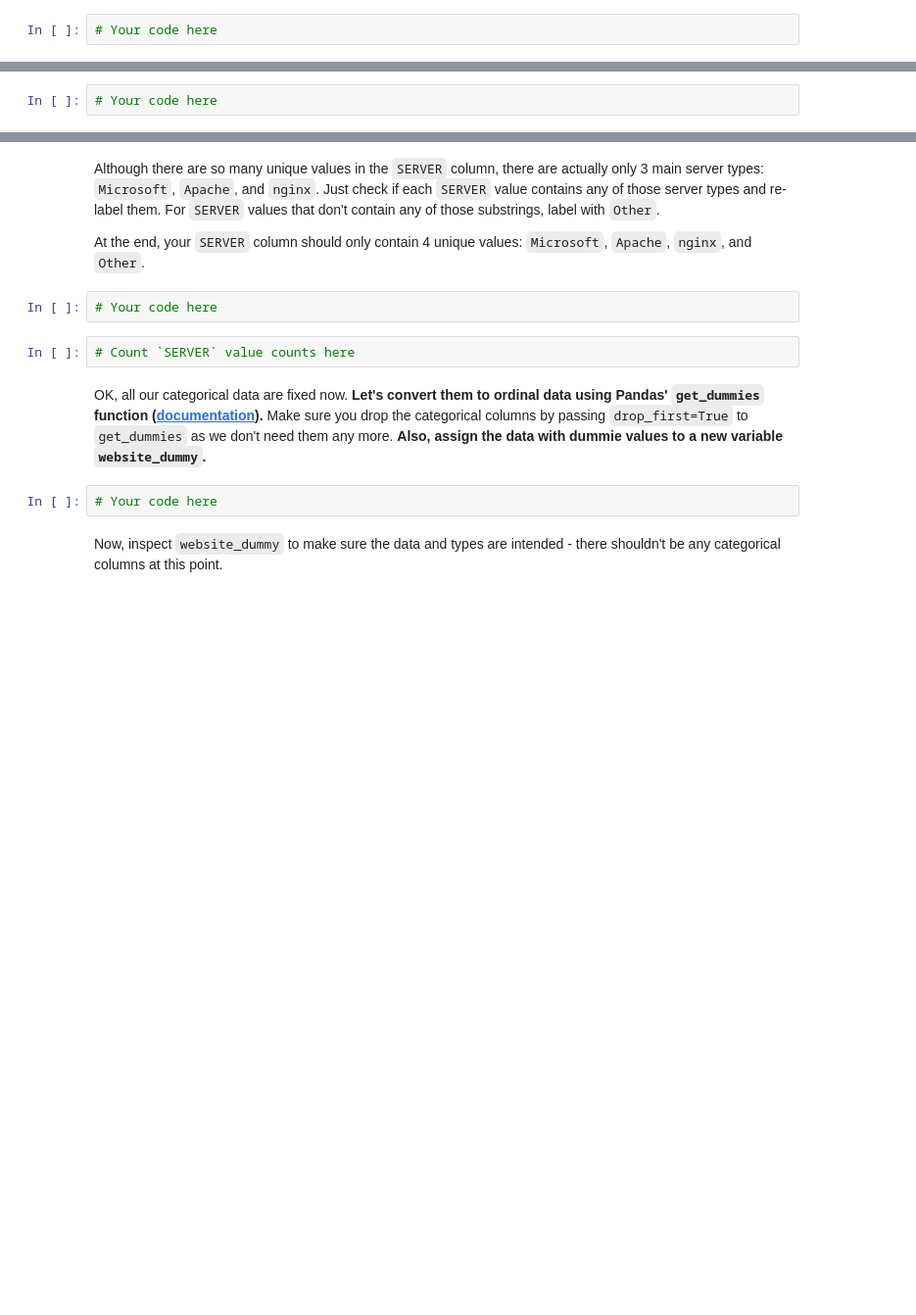
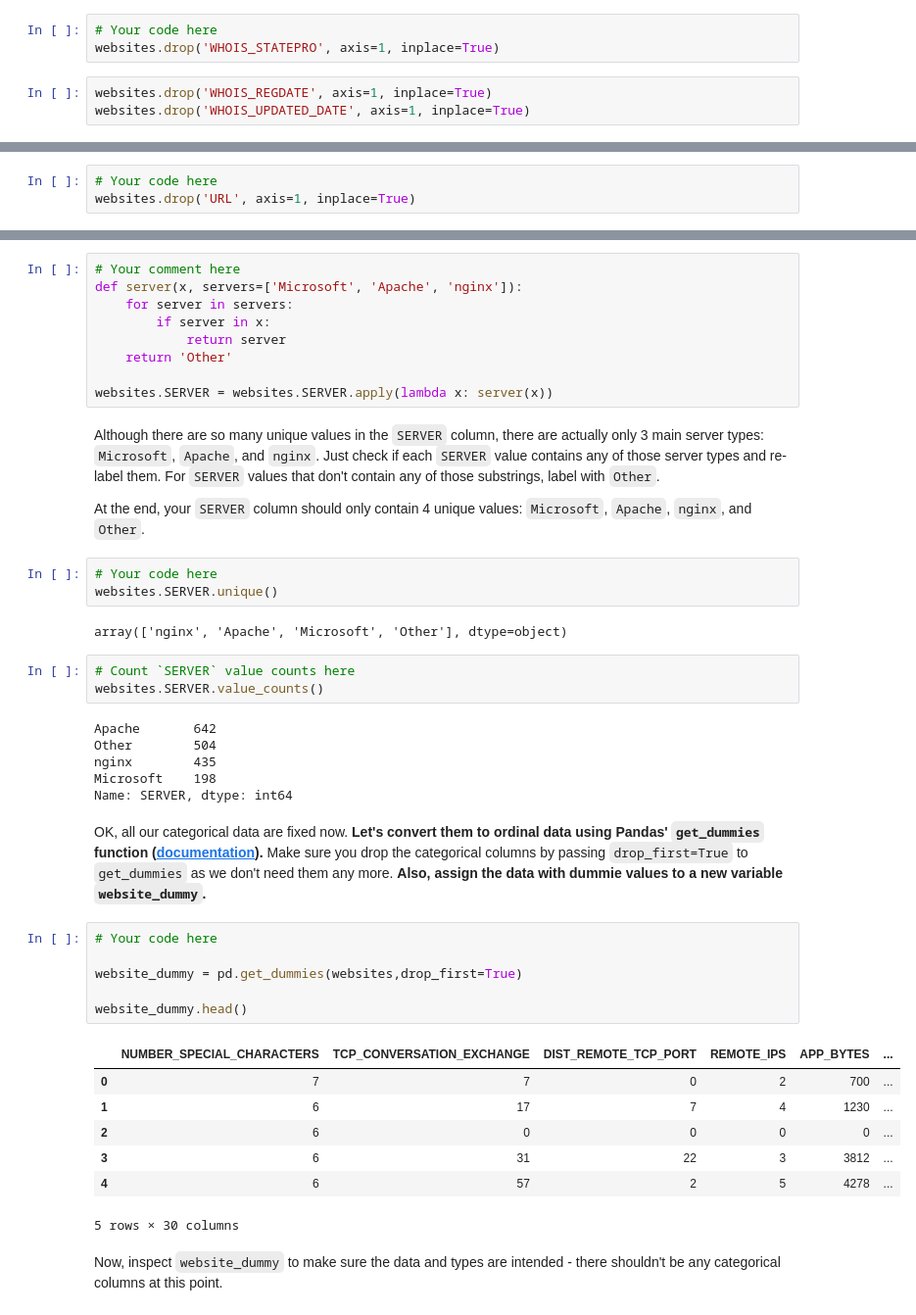
Before and after one commit to LauraRepullo/datamad0119, a Jupyter notebook: module-3/lab-supervised-learning/your-code/main.ipynb, the cells around one changed output, grey strips where cells are left out. Shown at 98% size. Saved outputs shown, nothing was run; the diff lists cells and outputs as text; blank space fills up the shorter version.

```diff
--- a/module-3/lab-supervised-learning/your-code/main.ipynb
+++ b/module-3/lab-supervised-learning/your-code/main.ipynb
@@ -251,6 +290,10 @@ In addition, we will also drop `WHOIS_REGDATE` and `WHOIS_UPDATED_DATE`. These a
 #### In the next cell, drop `['WHOIS_STATEPRO', 'WHOIS_REGDATE', 'WHOIS_UPDATED_DATE']`.
 # %%
 # Your code here
+websites.drop('WHOIS_STATEPRO', axis=1, inplace=True)
+# %%
+websites.drop('WHOIS_REGDATE', axis=1, inplace=True)
+websites.drop('WHOIS_UPDATED_DATE', axis=1, inplace=True)
 # %% [markdown]
 # Challenge 5 - Handle Remaining Categorical Data & Convert to Ordinal
 
@@ -261,6 +321,7 @@ Now print the `dtypes` of the data again. Besides `WHOIS_COUNTRY` which we alrea
 #### `URL` is easy. We'll simply drop it because it has too many unique values that there's no way for us to consolidate.
 # %%
 # Your code here
+websites.drop('URL', axis=1, inplace=True)
 # %% [markdown]
 #### Print the unique value counts of `CHARSET`. You see there are only a few unique values. So we can keep it as it is.
 # %%
@@ -278,15 +360,46 @@ Now print the `dtypes` of the data again. Besides `WHOIS_COUNTRY` which we alrea
+# %%
+# Your comment here
+def server(x, servers=['Microsoft', 'Apache', 'nginx']):
+    for server in servers:
+        if server in x:
+            return server
+    return 'Other'
+
+websites.SERVER = websites.SERVER.apply(lambda x: server(x))
 # %% [markdown]
 Although there are so many unique values in the `SERVER` column, there are actually only 3 main server types: `Microsoft`, `Apache`, and `nginx`. Just check if each `SERVER` value contains any of those server types and re-label them. For `SERVER` values that don't contain any of those substrings, label with `Other`.
 
 At the end, your `SERVER` column should only contain 4 unique values: `Microsoft`, `Apache`, `nginx`, and `Other`.
 # %%
 # Your code here
+websites.SERVER.unique()
+# %% [output]
+array(['nginx', 'Apache', 'Microsoft', 'Other'], dtype=object)
 # %%
 # Count `SERVER` value counts here
+websites.SERVER.value_counts()
+# %% [output]
+Apache       642
+Other        504
+nginx        435
+Microsoft    198
+Name: SERVER, dtype: int64
 # %% [markdown]
 OK, all our categorical data are fixed now. **Let's convert them to ordinal data using Pandas' `get_dummies` function ([documentation](https://pandas.pydata.org/pandas-docs/stable/generated/pandas.get_dummies.html)).** Make sure you drop the categorical columns by passing `drop_first=True` to `get_dummies` as we don't need them any more. **Also, assign the data with dummie values to a new variable `website_dummy`.**
 # %%
 # Your code here
+
+website_dummy = pd.get_dummies(websites,drop_first=True)
+
+website_dummy.head()
+# %% [output]
+|  | NUMBER_SPECIAL_CHARACTERS | TCP_CONVERSATION_EXCHANGE | DIST_REMOTE_TCP_PORT | REMOTE_IPS | APP_BYTES | ... |
+| 0 | 7 | 7 | 0 | 2 | 700 | ... |
+| 1 | 6 | 17 | 7 | 4 | 1230 | ... |
+| 2 | 6 | 0 | 0 | 0 | 0 | ... |
+| 3 | 6 | 31 | 22 | 3 | 3812 | ... |
+| 4 | 6 | 57 | 2 | 5 | 4278 | ... |
+5 rows × 30 columns
 # %% [markdown]
 Now, inspect `website_dummy` to make sure the data and types are intended - there shouldn't be any categorical columns at this point.
 # %%
```
Also changed, not shown: parts of 28 cells of this notebook.
